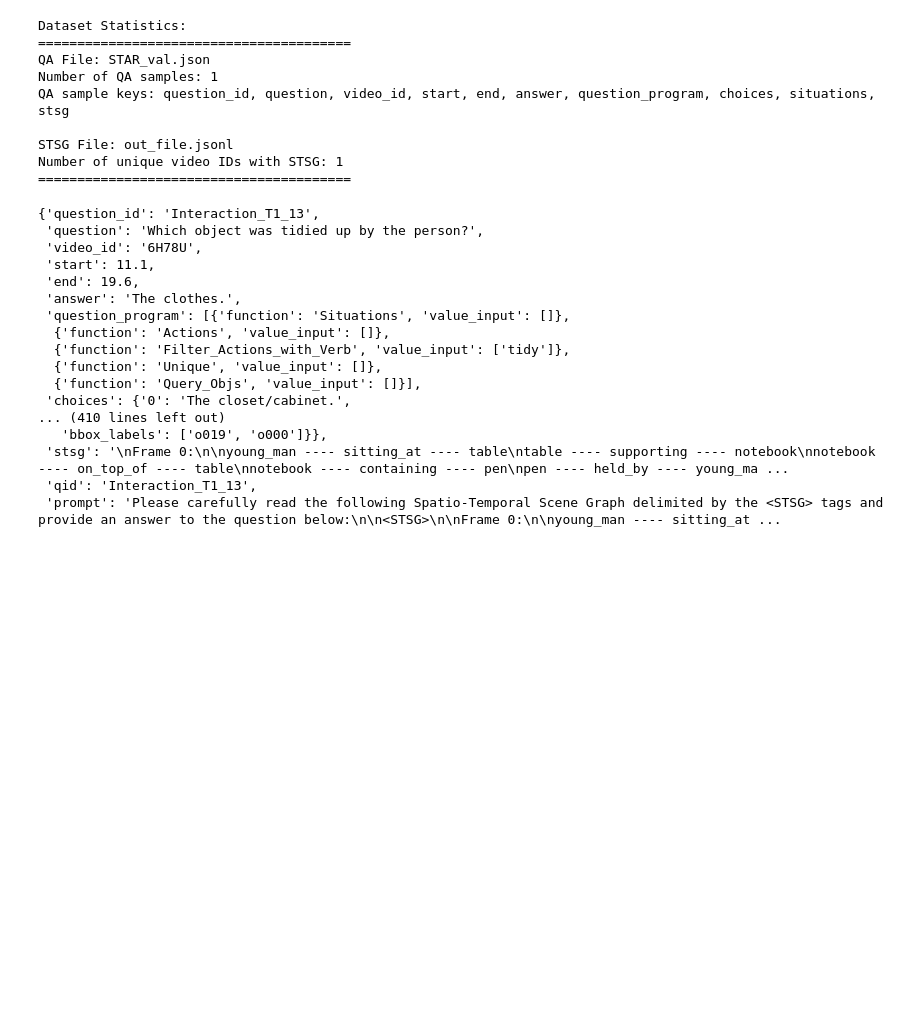
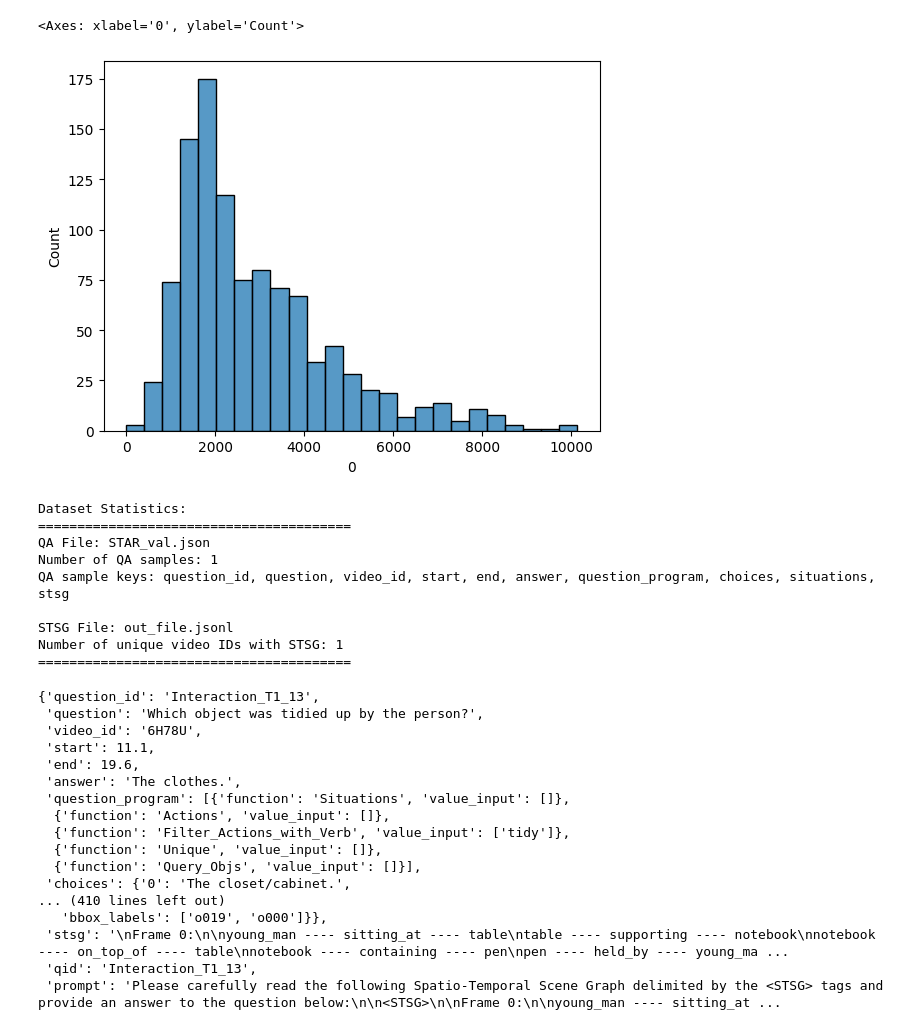
Before and after one commit to FabioLusha/video-neurosymbolic, a Jupyter notebook: star_code/notebooks/STARDataset_example.ipynb, the cells around one changed output. Saved outputs shown, nothing was run; the diff lists cells and outputs as text; code cells hidden in the pictures; blank space fills up the shorter version.

```diff
--- a/star_code/notebooks/STARDataset_example.ipynb
+++ b/star_code/notebooks/STARDataset_example.ipynb
@@ -23,0 +27,8 @@ STSG_filepath2 = WORK_DIR / "data/datasets/STAR_QA_and_stsg_val.json"
+# %%
+format_prompt_filepath = WORK_DIR / "data/prompts/zero-shot-cot/MCQ_user_prompt_ZS_CoT_v2.txt"
+pformatter = pf.MCQPrompt(main._load_prompt_fromfile(format_prompt_filepath))
+star_dataset = datasets.STARDataset(
+    STAR_val_small,
+    pformatter,
+    STSG_filepath3
+)
@@ -23,0 +45,7 @@ STSG_filepath2 = WORK_DIR / "data/datasets/STAR_QA_and_stsg_val.json"
+# %%
+a =[star_dataset[i] for i in range(len(star_dataset))]
+# %%
+stsg = [i['stsg'] for i in a]
+# %%
+s_df = pd.DataFrame(stsg)
+s_df.describe()
@@ -24,3 +73,9 @@ STSG_filepath2 = WORK_DIR / "data/datasets/STAR_QA_and_stsg_val.json"
+# %%
+import seaborn as sns
+sns.histplot(s_df[0].str.len())
+# %% [output]
+<Axes: xlabel='0', ylabel='Count'>
+[figure, added]
 # %%
 format_prompt_filepath = WORK_DIR / "data/prompts/zero-shot-cot/MCQ_user_prompt_ZS_CoT_v2.txt"
 pformatter = pf.MCQPrompt(main._load_prompt_fromfile(format_prompt_filepath))
```
Also changed, not shown: parts of 4 cells of this notebook, 18 other files.
